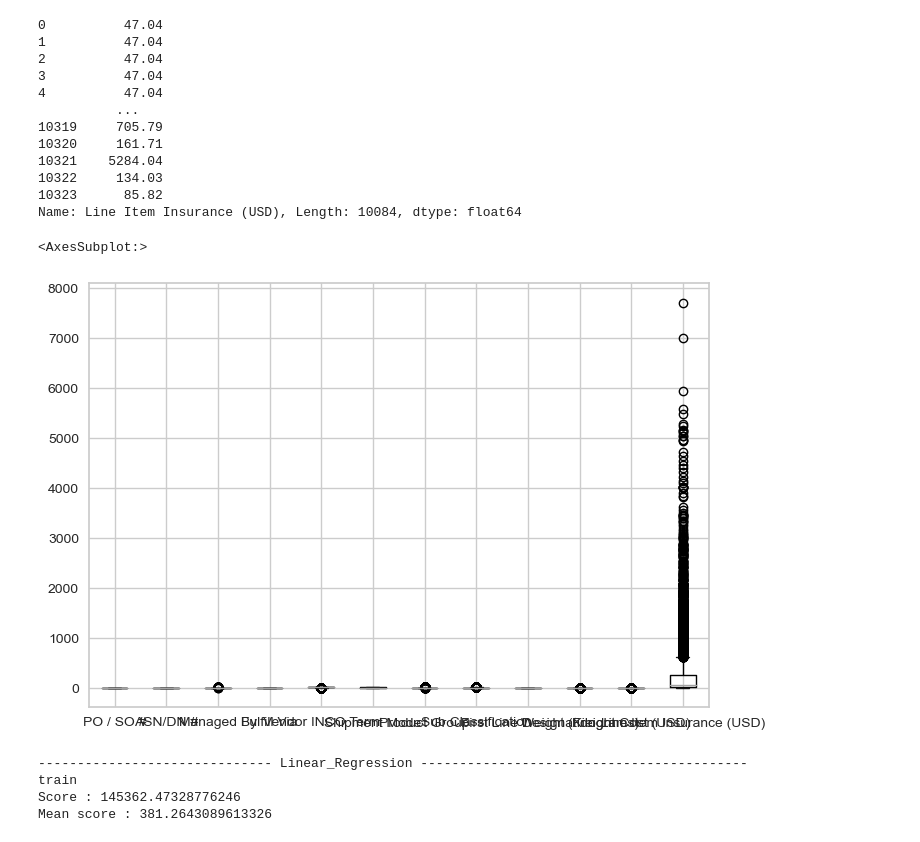
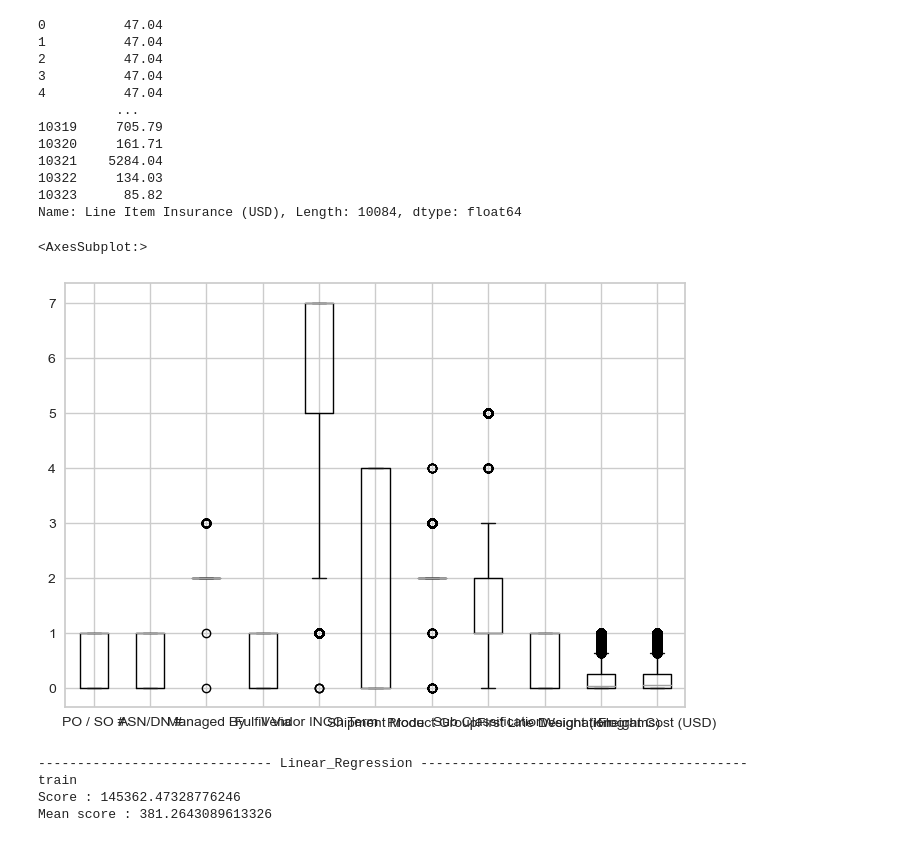
Before and after one commit to dev-hack95/Consignment-Pricing, a Jupyter notebook: Consignment Price Prediction.ipynb, the cells around one changed output. Cells and saved outputs as stored; diff of their text form; code cells hidden in the pictures.

```diff
--- a/notebooks/Consignment Price Prediction.ipynb
+++ b/Consignment Price Prediction.ipynb
@@ -952,3 +1005,0 @@ df
-# %%
-x = df.drop(['Line Item Insurance (USD)'], axis=1)
-y = df['Line Item Insurance (USD)']
@@ -1079,10 +1141,10 @@ y
 10323      85.82
 Name: Line Item Insurance (USD), Length: 10084, dtype: float64
 # %%
-df.boxplot()
+x.boxplot()
 # %% [output]
 <AxesSubplot:>
-[figure, old version]
+[figure, new version]
 # %%
 for model_name, model in models.items():
     train_model(model, model_name)
```
Also changed, not shown: parts of 37 cells of this notebook, 12 other files.
